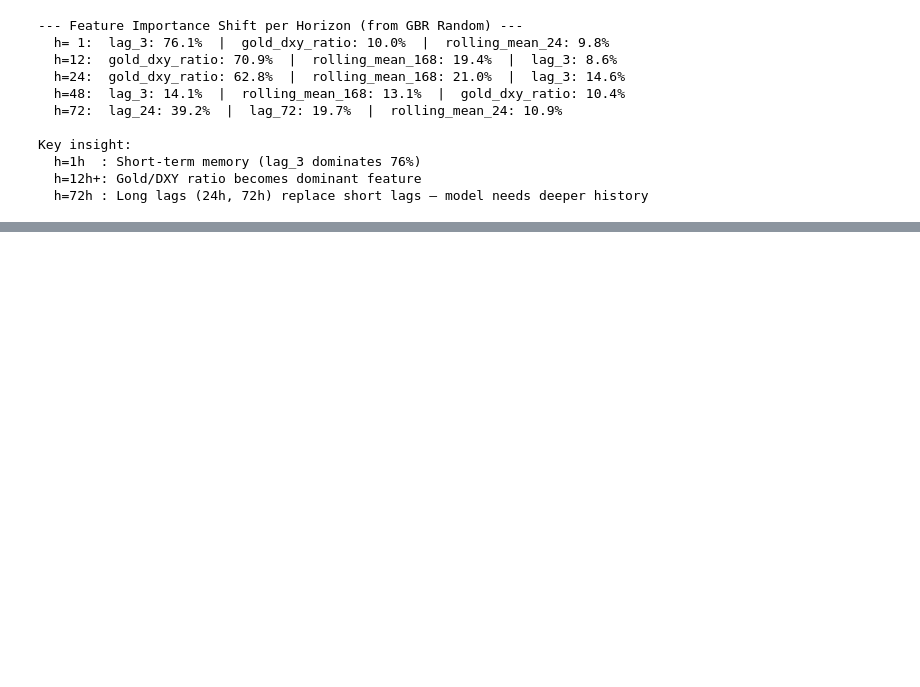
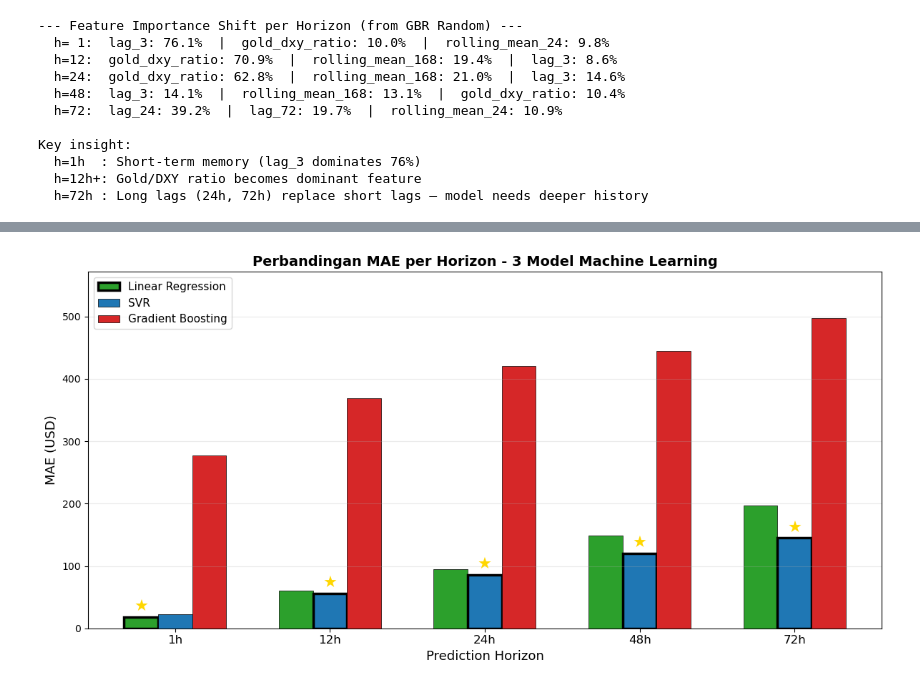
Before and after one commit to ilydien/Gold-Prediction-Big-Data-Kel3, a Jupyter notebook: eksperiment/experiment.ipynb, the cells around one changed output, grey strips where cells are left out. Saved outputs shown, nothing was run; the diff lists cells and outputs as text; code cells hidden in the pictures; blank space fills up the shorter version.

```diff
--- a/eksperiment/experiment.ipynb
+++ b/eksperiment/experiment.ipynb
@@ -1635,0 +1616,49 @@ Key insight:
+# %%
+
+#Grouped Bar Chart: MAE per Horizon × Model
+
+fig, ax = plt.subplots(figsize=(12, 6))
+
+x = np.arange(len(HORIZONS))
+width = 0.22
+bar_data = {}
+for mk in MODEL_KEYS:
+    bar_data[mk] = [
+        next((r["mae"] for r in all_grid
+              if r["model_name"] == mk and r["horizon"] == h), 0)
+        for h in HORIZONS
+    ]
+
+for i, mk in enumerate(MODEL_KEYS):
+    offset = (i - 1) * width
+    bars = ax.bar(
+        x + offset, bar_data[mk], width,
+        label=MODEL_LABELS[mk],
+        color=MODEL_COLORS[mk],
+        edgecolor="black",
+        linewidth=0.5,
+    )
+    # Highlight champion bar with bold border + value label
+    for j, h in enumerate(HORIZONS):
+        if champions[str(h)]["model"] == mk:
+            bars[j].set_edgecolor("black")
+            bars[j].set_linewidth(2.5)
+            ax.text(
+                x[j] + offset, bar_data[mk][j] + 10,
+                "★", ha="center", fontsize=16, color="gold",
+                fontweight="bold",
+            )
+
+ax.set_xticks(x)
+ax.set_xticklabels(HORIZON_LABELS, fontsize=12)
+ax.set_xlabel("Prediction Horizon", fontsize=13)
+ax.set_ylabel("MAE (USD)", fontsize=13)
+ax.set_title("Perbandingan MAE per Horizon - 3 Model Machine Learning", fontsize=14, fontweight="bold")
+ax.legend(fontsize=11, loc="upper left")
+ax.grid(True, alpha=0.25, axis="y")
+ax.set_ylim(0, max(bar_data["gradient_boosting"]) * 1.15)
+
+plt.tight_layout()
+plt.show()
+# %% [output]
+[figure, added]
```
Also changed, not shown: parts of 38 cells of this notebook, 1 other file.
